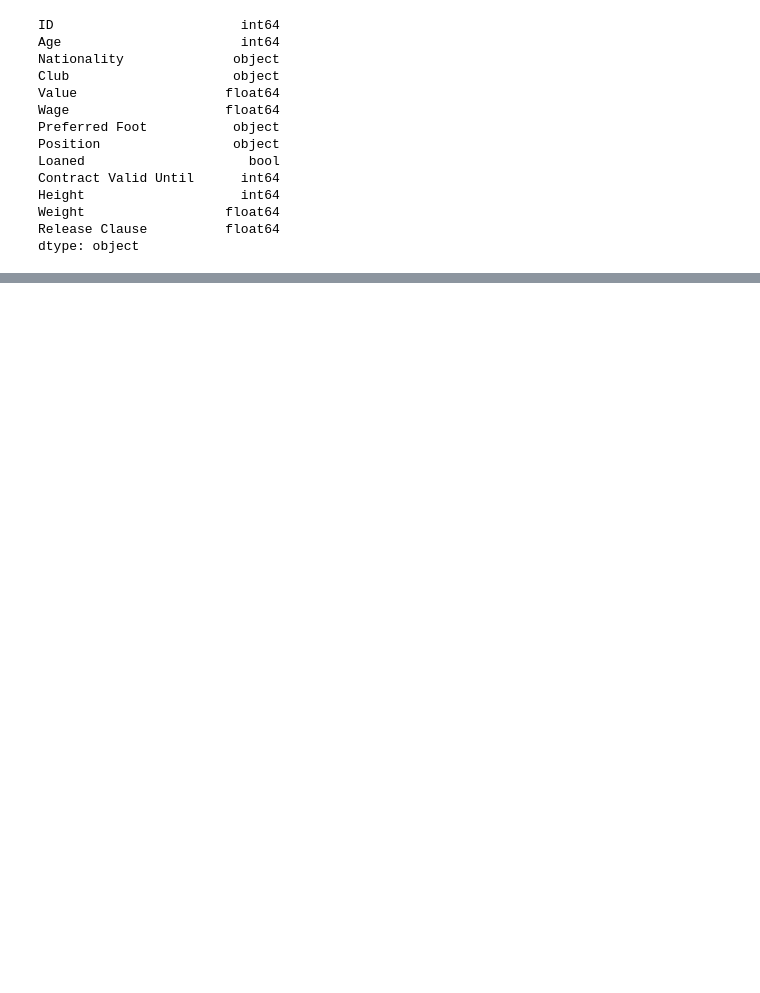
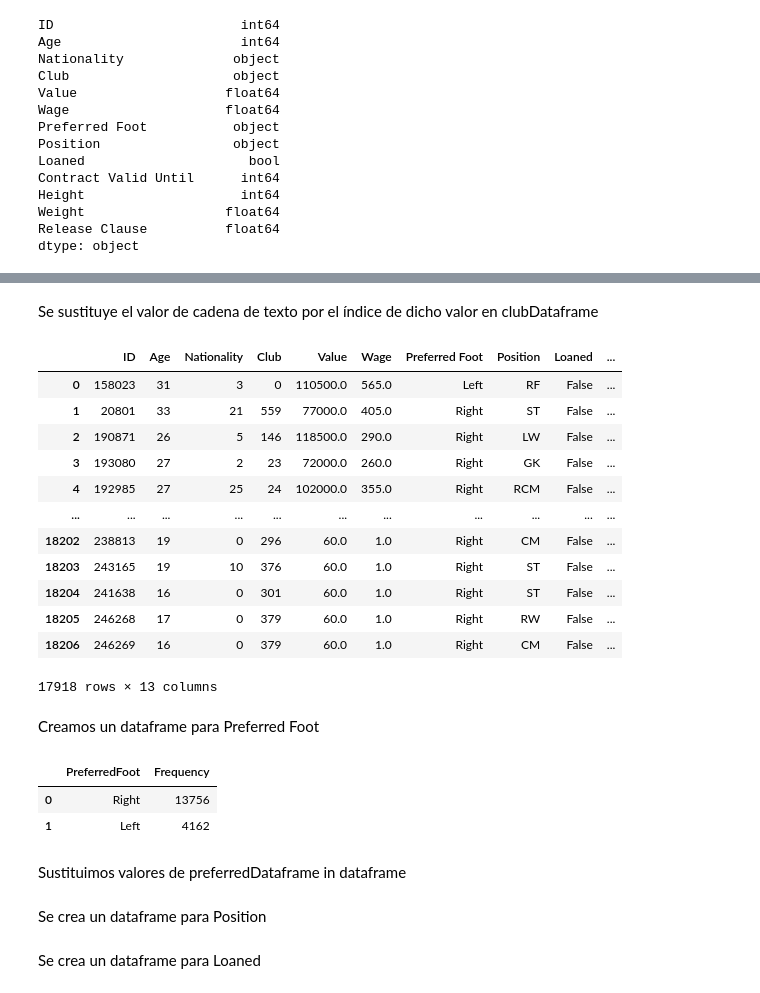
Before and after one commit to GAPPLabs/DataScienceProject, a Jupyter notebook: Proyecto.ipynb, the cells around one changed output, grey strips where cells are left out. Cells and saved outputs as stored; diff of their text form; code cells hidden in the pictures; blank space fills up the shorter version.

```diff
--- a/Proyecto.ipynb
+++ b/Proyecto.ipynb
@@ -435,0 +524,22 @@ dtype: object
+# %% [markdown]
+Se sustituye el valor de cadena de texto por el índice de dicho valor en clubDataframe
+# %%
+dataframe.Club = dataframe.Club.apply(lambda x:clubDataframe.loc[clubDataframe.Club==x].index[0])
+# %%
+dataframe
+# %% [output]
+|  | ID | Age | Nationality | Club | Value | Wage | Preferred Foot | Position | Loaned | ... |
+| 0 | 158023 | 31 | 3 | 0 | 110500.0 | 565.0 | Left | RF | False | ... |
+| 1 | 20801 | 33 | 21 | 559 | 77000.0 | 405.0 | Right | ST | False | ... |
+| 2 | 190871 | 26 | 5 | 146 | 118500.0 | 290.0 | Right | LW | False | ... |
+| 3 | 193080 | 27 | 2 | 23 | 72000.0 | 260.0 | Right | GK | False | ... |
+| 4 | 192985 | 27 | 25 | 24 | 102000.0 | 355.0 | Right | RCM | False | ... |
+| ... | ... | ... | ... | ... | ... | ... | ... | ... | ... | ... |
+| 18202 | 238813 | 19 | 0 | 296 | 60.0 | 1.0 | Right | CM | False | ... |
+| 18203 | 243165 | 19 | 10 | 376 | 60.0 | 1.0 | Right | ST | False | ... |
+| 18204 | 241638 | 16 | 0 | 301 | 60.0 | 1.0 | Right | ST | False | ... |
+| 18205 | 246268 | 17 | 0 | 379 | 60.0 | 1.0 | Right | RW | False | ... |
+| 18206 | 246269 | 16 | 0 | 379 | 60.0 | 1.0 | Right | CM | False | ... |
+17918 rows × 13 columns
+# %% [markdown]
+Creamos un dataframe para Preferred Foot
@@ -435,0 +548,8 @@ dtype: object
+# %%
+preferredFootDataframe
+# %% [output]
+|  | PreferredFoot | Frequency |
+| 0 | Right | 13756 |
+| 1 | Left | 4162 |
+# %% [markdown]
+Sustituimos valores de preferredDataframe in dataframe
@@ -435,0 +558,2 @@ dtype: object
+# %% [markdown]
+Se crea un dataframe para Position
@@ -435,0 +564,2 @@ dtype: object
+# %% [markdown]
+Se crea un dataframe para Loaned
```
Also changed, not shown: parts of 27 cells of this notebook.
